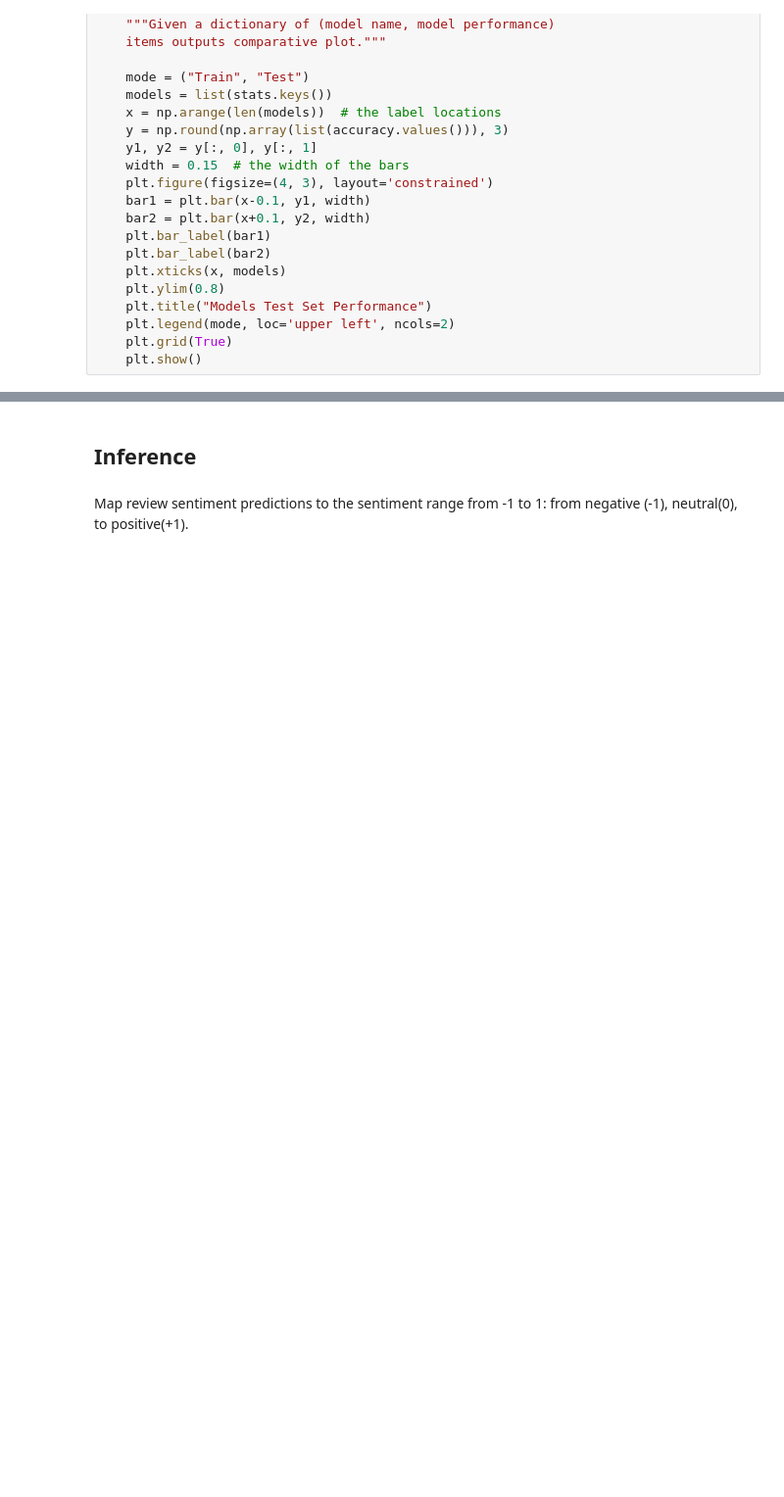
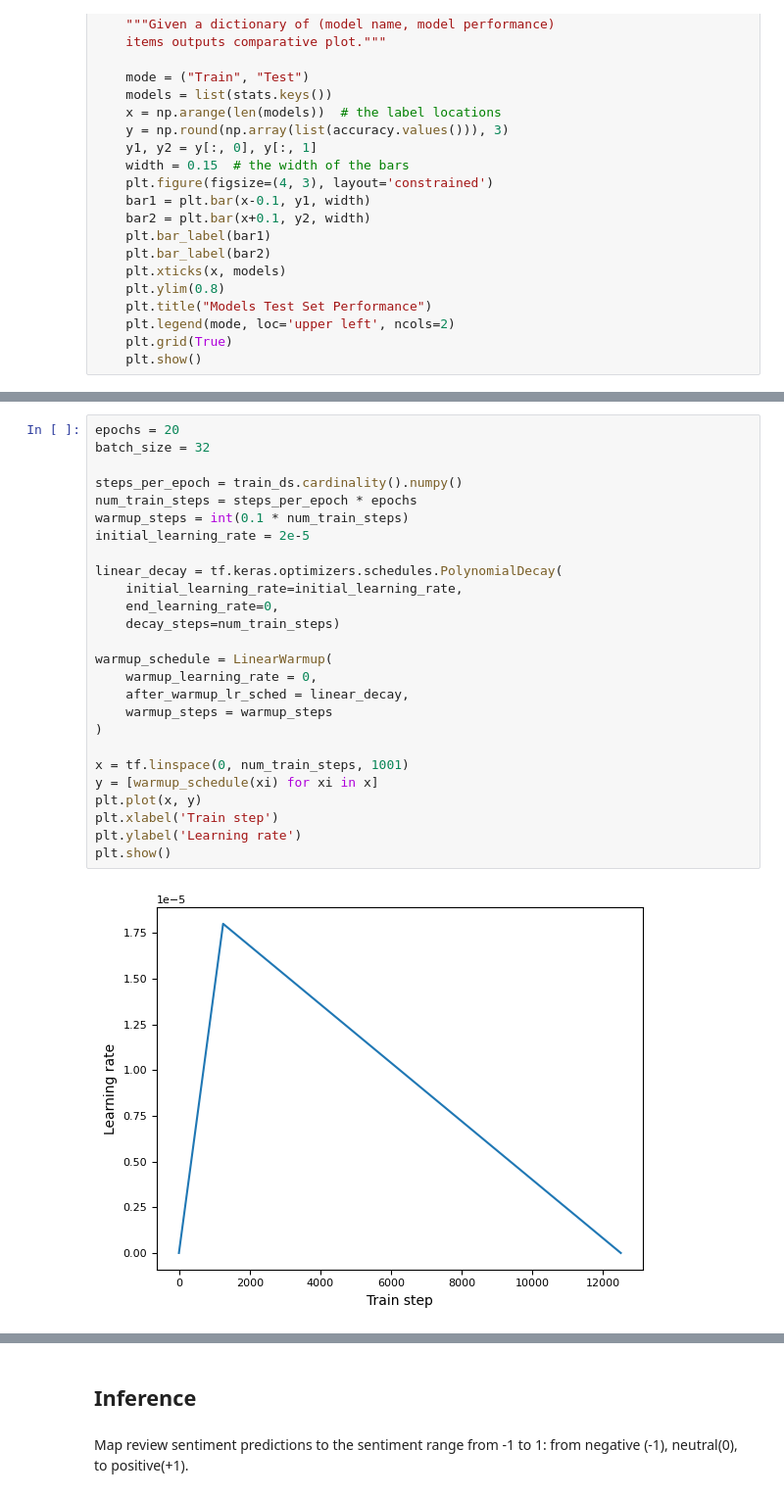
Before and after one commit to OMarchevska/NLP, a Jupyter notebook: Sentiment_Analysis.ipynb, the cells around one changed output, grey strips where cells are left out. Shown at 98% size. Drawn from its saved outputs; the diff is of its cells as text; blank space fills up the shorter version.

```diff
--- a/Sentiment_Analysis.ipynb
+++ b/Sentiment_Analysis.ipynb
@@ -234,0 +327,28 @@ def plot_stats(stats):
+# %%
+epochs = 20
+batch_size = 32
+
+steps_per_epoch = train_ds.cardinality().numpy()
+num_train_steps = steps_per_epoch * epochs
+warmup_steps = int(0.1 * num_train_steps)
+initial_learning_rate = 2e-5
+
+linear_decay = tf.keras.optimizers.schedules.PolynomialDecay(
+    initial_learning_rate=initial_learning_rate,
+    end_learning_rate=0,
+    decay_steps=num_train_steps)
+
+warmup_schedule = LinearWarmup(
+    warmup_learning_rate = 0,
+    after_warmup_lr_sched = linear_decay,
+    warmup_steps = warmup_steps
+)
+
+x = tf.linspace(0, num_train_steps, 1001)
+y = [warmup_schedule(xi) for xi in x]
+plt.plot(x, y)
+plt.xlabel('Train step')
+plt.ylabel('Learning rate')
+plt.show()
+# %% [output]
+[figure, added]
```
Also changed, not shown: parts of 31 cells of this notebook.
